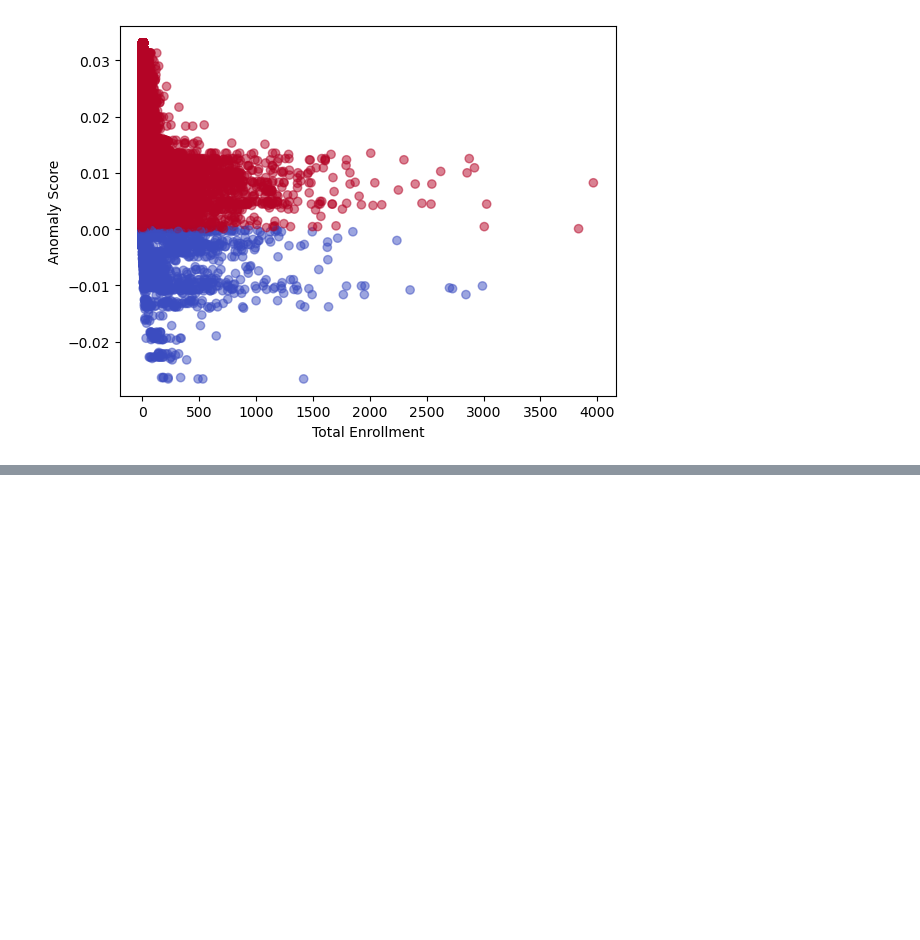
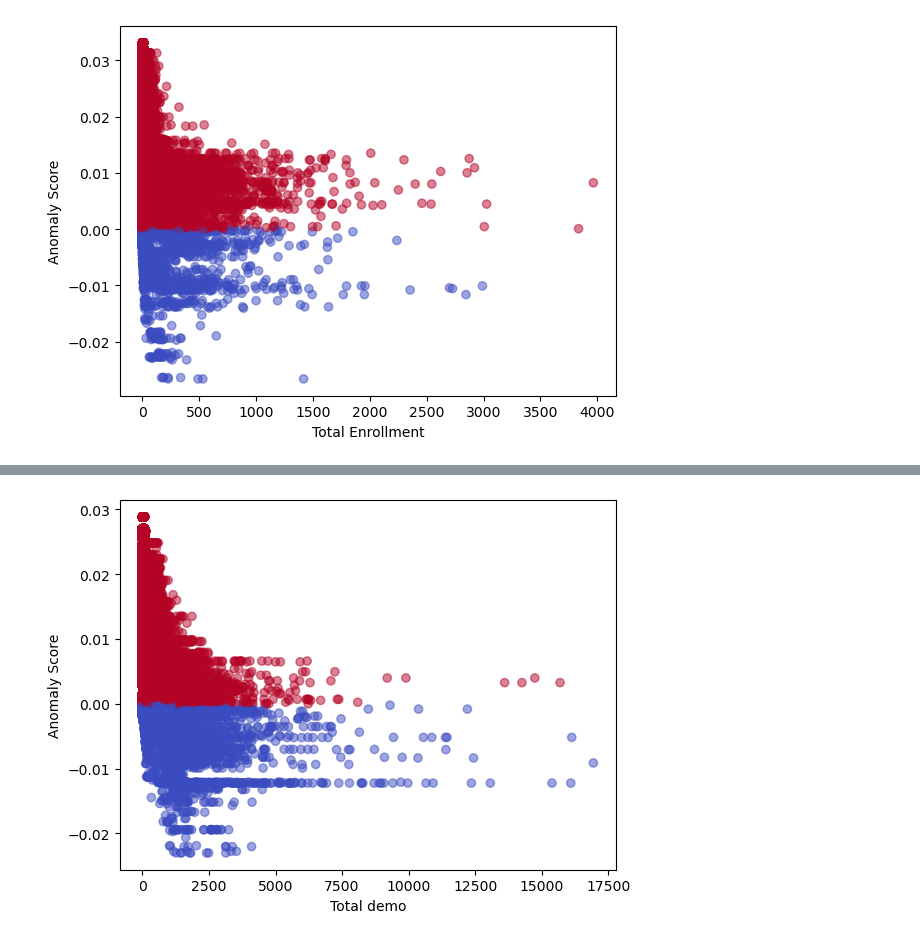
Before and after one commit to Aaryan89/UIDAI-Analysis-Project, a Jupyter notebook: 7_anomaly_detection.ipynb, the cells around one changed output, grey strips where cells are left out. Cells and saved outputs as stored; diff of their text form; code cells hidden in the pictures; blank space fills up the shorter version.

```diff
--- a/7_anomaly_detection.ipynb
+++ b/7_anomaly_detection.ipynb
@@ -88,0 +134,21 @@ plt.show()
+# %%
+# One-hot encode categorical columns
+demo_features_encoded = pd.get_dummies(demo_features, drop_first=True)
+
+# Train Isolation Forest
+isof_demo = IsolationForest(
+    n_estimators=n_estimators,
+    contamination=contamination,
+    max_samples=sample_size,
+    random_state=42
+)
+
+isof_demo.fit(demo_features_encoded)
+
+# Add anomaly scores back to original dataframe
+demo_features['anomaly_score'] = isof_demo.decision_function(demo_features_encoded)
+demo_features['anomaly'] = isof_demo.predict(demo_features_encoded)
+
+anomalies_demo = demo_features[demo_features['anomaly'] == -1]
+
+print(f'Number of anomalies detected in demolment data: {len(anomalies_demo)}')
@@ -88,0 +162,24 @@ plt.show()
+# %%
+scaler = StandardScaler()
+X_scaled = scaler.fit_transform(demo_features_encoded)
+
+isof_demo.fit(X_scaled)
+
+demo_features['anomaly_score'] = isof_demo.decision_function(X_scaled)
+demo_features['anomaly'] = isof_demo.predict(X_scaled)
+# %%
+demo_features['total_demoment'] = df_demo_main[['demo_age_5_17','demo_age_17_']].sum(axis=1)
+
+plt.scatter(
+    demo_features['total_demoment'],
+    demo_features['anomaly_score'],
+    c=demo_features['anomaly'],
+    cmap='coolwarm',
+    alpha=0.5
+)
+plt.xlabel("Total demo")
+plt.ylabel("Anomaly Score")
+plt.savefig('anomaly_graphs/demographics_anomaly_data.png')
+plt.show()
+# %% [output]
+[figure, added]
```
Also changed, not shown: parts of 7 cells of this notebook, 3 other files.
